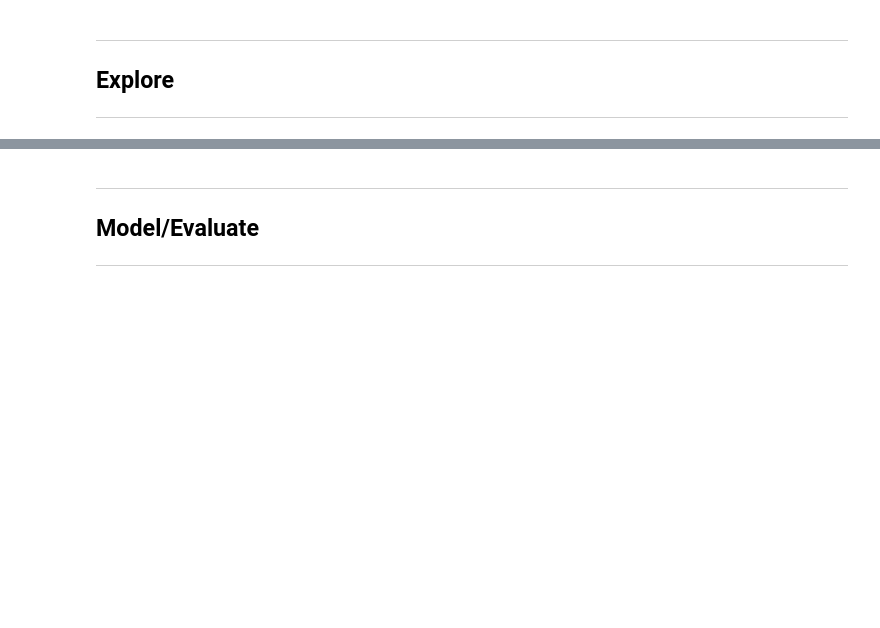
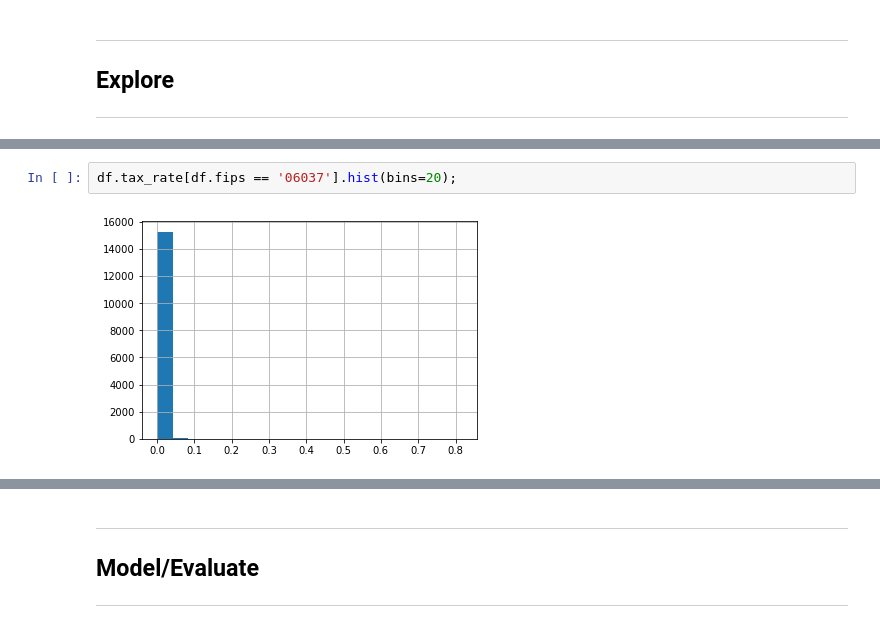
Before and after one commit to adam-talbot/regression-project, a Jupyter notebook: scratchpad.ipynb, the cells around one changed output, grey strips where cells are left out. Drawn from its saved outputs; the diff is of its cells as text; blank space fills up the shorter version.

```diff
--- a/scratchpad.ipynb
+++ b/scratchpad.ipynb
@@ -448,0 +464,4 @@ train_scaled.head()
+# %%
+df.tax_rate[df.fips == '06037'].hist(bins=20);
+# %% [output]
+[figure, added]
```
Also changed, not shown: parts of 23 cells of this notebook, 3 other files.
